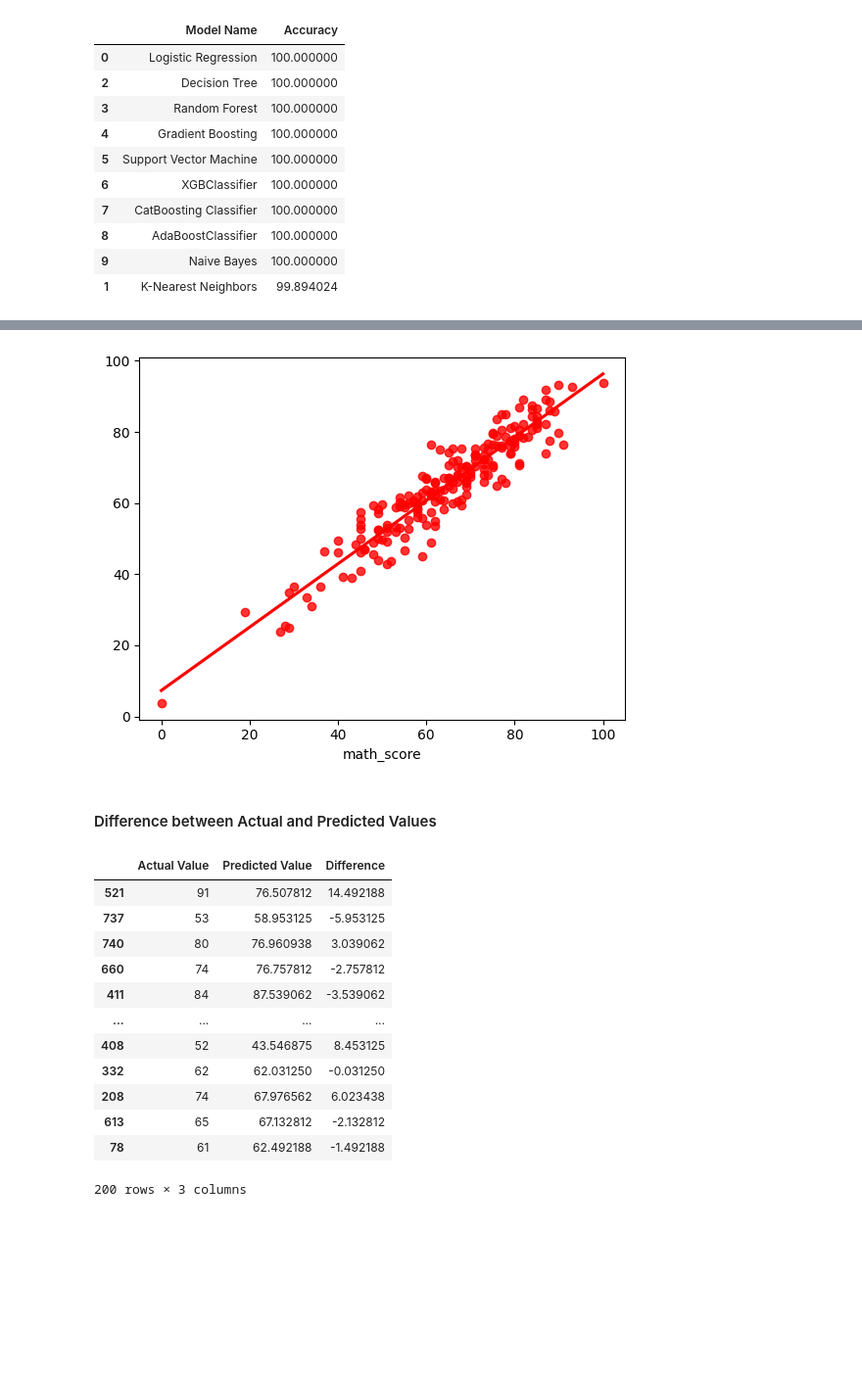
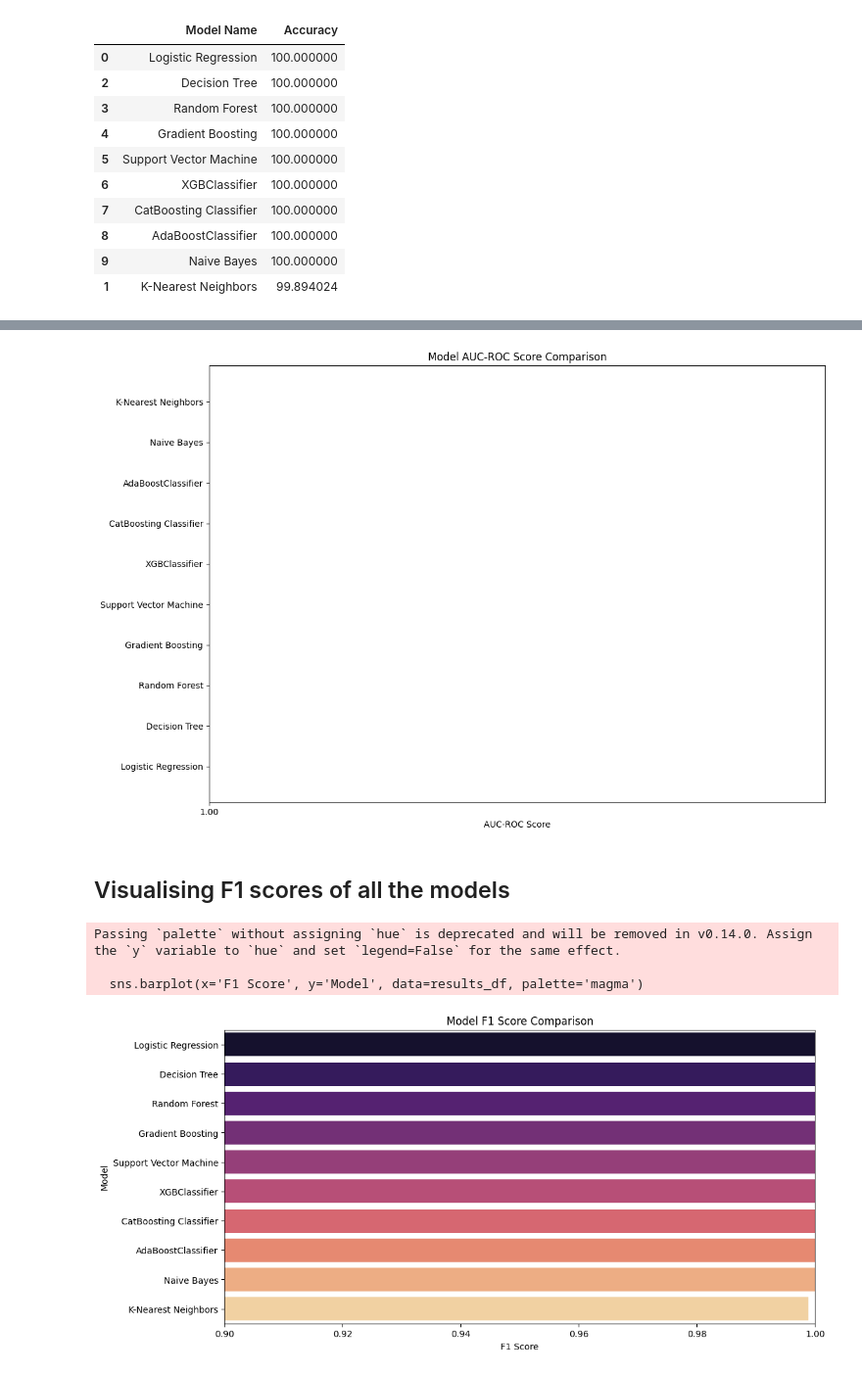
Before and after one commit to Asish2107/ML_PROJECT, a Jupyter notebook: notebook/2. MODEL TRAINING.ipynb, the cells around one changed output, grey strips where cells are left out. Shown at 98% size. Saved outputs shown, nothing was run; the diff lists cells and outputs as text; code cells hidden in the pictures; blank space fills up the shorter version.

```diff
--- a/notebook/2. MODEL TRAINING.ipynb
+++ b/notebook/2. MODEL TRAINING.ipynb
@@ -304,23 +361,28 @@ plt.ylabel('Predicted');
 # %%
-sns.regplot(x=y_test,y=y_pred,ci=None,color ='red');
+# Visualize AUC-ROC Scores
+plt.figure(figsize=(12, 8))
+plt.barh(results_df['Model'], results_df['AUC-ROC'], color='teal')
+plt.xlabel('AUC-ROC Score')
+plt.title('Model AUC-ROC Score Comparison')
+plt.xlim(0, 1)
+plt.grid(axis='x')
+plt.tight_layout()
+plt.show() #As all the auc-roc scores are 1 we are not seeing the clear graph
 # %% [output]
-[figure, old version]
+[figure, new version]
 # %% [markdown]
-#### Difference between Actual and Predicted Values
+## Visualising F1 scores of all the models
 # %%
-pred_df=pd.DataFrame({'Actual Value':y_test,'Predicted Value':y_pred,'Difference':y_test-y_pred})
-pred_df
+# Visualize F1 Scores
+plt.figure(figsize=(12, 6))
+sns.barplot(x='F1 Score', y='Model', data=results_df, palette='magma')
+plt.xlabel('F1 Score')
+plt.ylabel('Model')
+plt.title('Model F1 Score Comparison')
+plt.xlim(0.9, 1)
+plt.show()
 # %% [output]
-|  | Actual Value | Predicted Value | Difference |
-| 521 | 91 | 76.507812 | 14.492188 |
-| 737 | 53 | 58.953125 | -5.953125 |
-| 740 | 80 | 76.960938 | 3.039062 |
-| 660 | 74 | 76.757812 | -2.757812 |
-| 411 | 84 | 87.539062 | -3.539062 |
-| ... | ... | ... | ... |
-| 408 | 52 | 43.546875 | 8.453125 |
-| 332 | 62 | 62.031250 | -0.031250 |
-| 208 | 74 | 67.976562 | 6.023438 |
-| 613 | 65 | 67.132812 | -2.132812 |
-| 78 | 61 | 62.492188 | -1.492188 |
-200 rows × 3 columns
+Passing `palette` without assigning `hue` is deprecated and will be removed in v0.14.0. Assign the `y` variable to `hue` and set `legend=False` for the same effect.
+
+  sns.barplot(x='F1 Score', y='Model', data=results_df, palette='magma')
+[figure, added]
```
Also changed, not shown: parts of 12 cells of this notebook, 4 other files.
